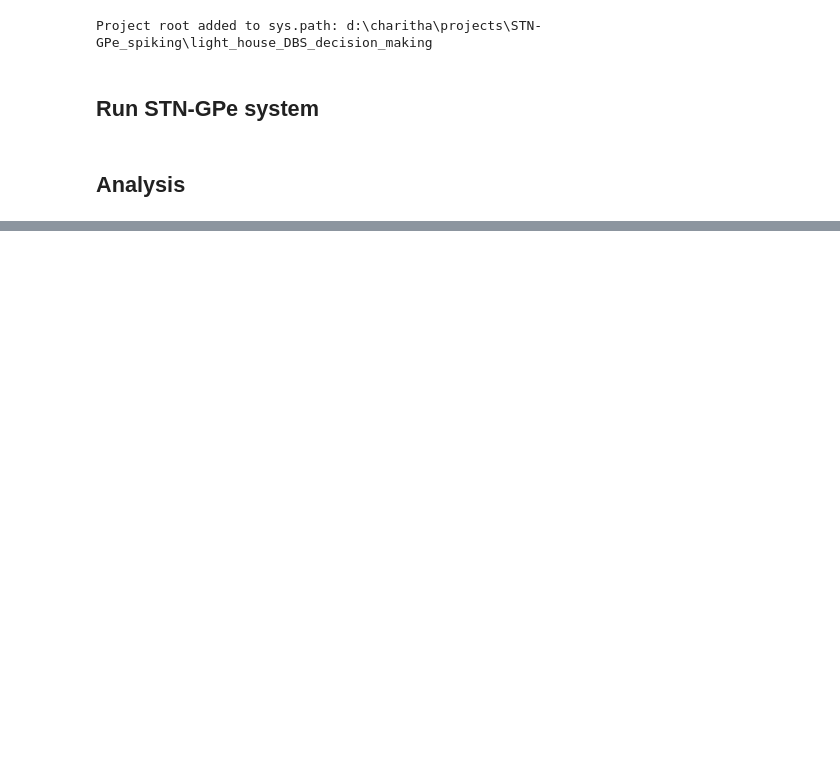
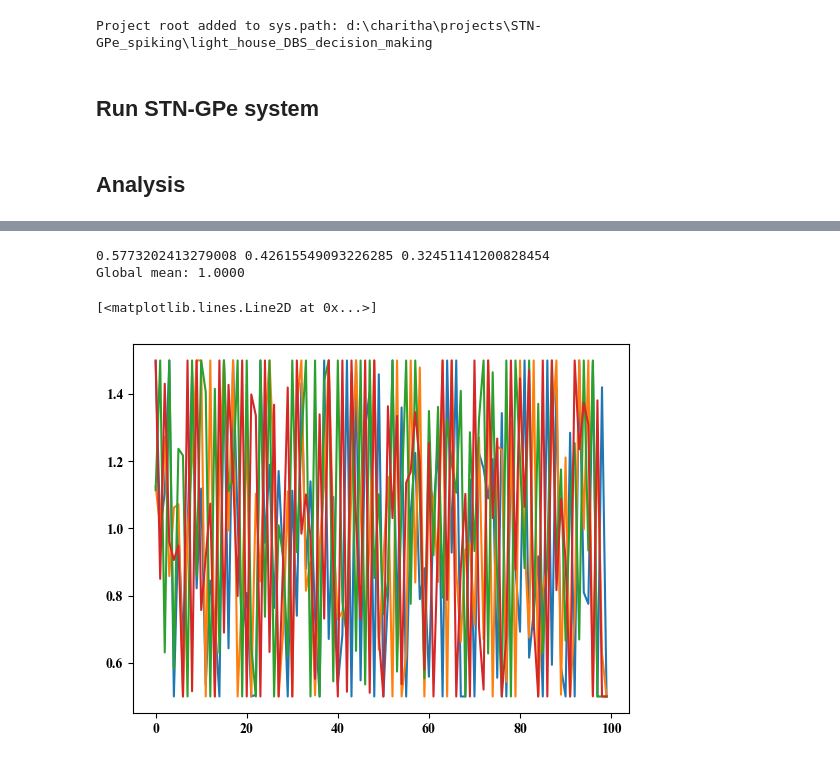
Before and after one commit to CharithaPalika/RotationalDeepBrainStimulation, a Jupyter notebook: simulations/stn_gpe_system/Run_STN_GPe.ipynb, the cells around one changed output, grey strips where cells are left out. Saved outputs shown, nothing was run; the diff lists cells and outputs as text; code cells hidden in the pictures; blank space fills up the shorter version.

```diff
--- a/simulations/stn_gpe_system/Run_STN_GPe.ipynb
+++ b/simulations/stn_gpe_system/Run_STN_GPe.ipynb
@@ -281,0 +282,26 @@ Error:
+# %%
+time = spike_array_stn.shape[0]
+time_sec = time//10000
+stn_abcd = np.array([stn_a, stn_b, stn_c, stn_d])
+stn_abcd = np.array([(i-np.min(i[1000: time - 1000]))/(np.max(i) - np.min(i[1000: time - 1000])) for i in stn_abcd])*4
+stn_abcd_processed = np.mean(stn_abcd.reshape(4,time_sec * 100, -1), axis = 2)
+
+# Shift mean to 1 across all time series
+global_mean = stn_abcd_processed.mean()
+stn_abcd_processed = stn_abcd_processed + (1.0 - global_mean)
+
+normalized_data = np.clip(stn_abcd_processed, a_min=0.5, a_max=1.5)
+
+print(np.mean(np.std(stn_abcd, axis = 0)), np.mean(np.std(stn_abcd_processed, axis = 0)), np.mean(np.std(normalized_data, axis = 0)))
+print(f"Global mean: {stn_abcd_processed.mean():.4f}")
+# %% [output]
+0.5773202413279008 0.42615549093226285 0.32451141200828454
+Global mean: 1.0000
+# %%
+plt.plot(normalized_data[0])
+plt.plot(normalized_data[1])
+plt.plot(normalized_data[2])
+plt.plot(normalized_data[3])
+# %% [output]
+[<matplotlib.lines.Line2D at 0x...>]
+[figure, added]
```
Also changed, not shown: parts of 6 cells of this notebook, 1 other file.
